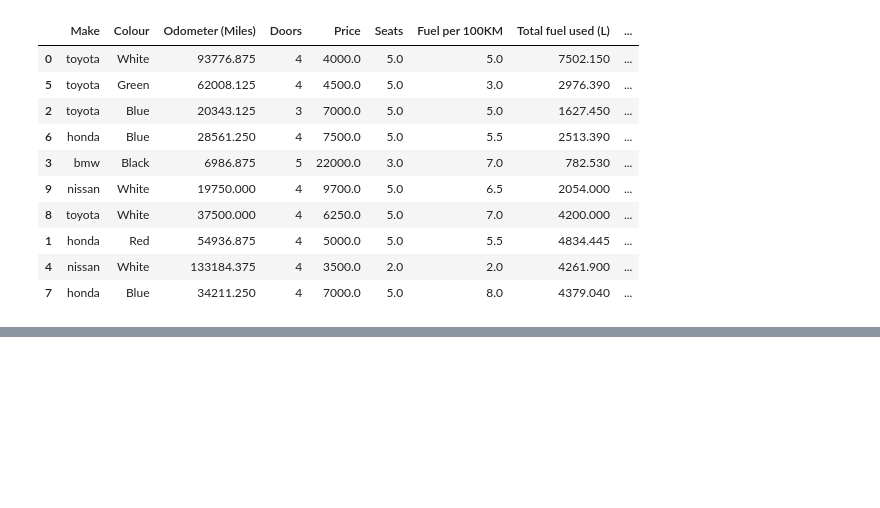
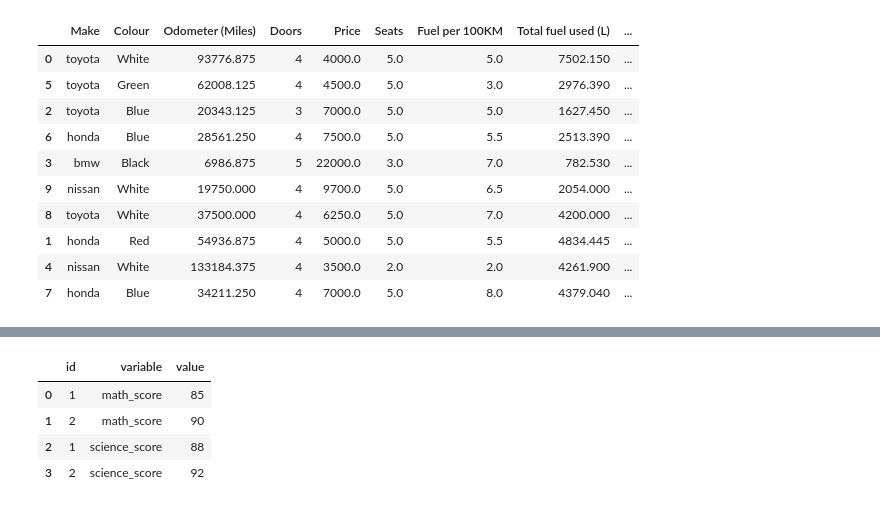
Before and after one commit to osamaizhar/Datascience-and-AI-Learning, a Jupyter notebook: Pandas/main.ipynb, the cells around one changed output, grey strips where cells are left out. Drawn from its saved outputs; the diff is of its cells as text; code cells hidden in the pictures; blank space fills up the shorter version.

```diff
--- a/Pandas/main.ipynb
+++ b/Pandas/main.ipynb
@@ -701,0 +793,13 @@ car_sales
+# %%
+df = pd.DataFrame({
+    'id': [1, 2],
+    'math_score': [85, 90],
+    'science_score': [88, 92]
+})
+pd.melt(df, id_vars=['id'], value_vars=['math_score', 'science_score'])
+# %% [output]
+|  | id | variable | value |
+| 0 | 1 | math_score | 85 |
+| 1 | 2 | math_score | 90 |
+| 2 | 1 | science_score | 88 |
+| 3 | 2 | science_score | 92 |
```
Also changed, not shown: parts of 11 cells of this notebook, 15 other files.
